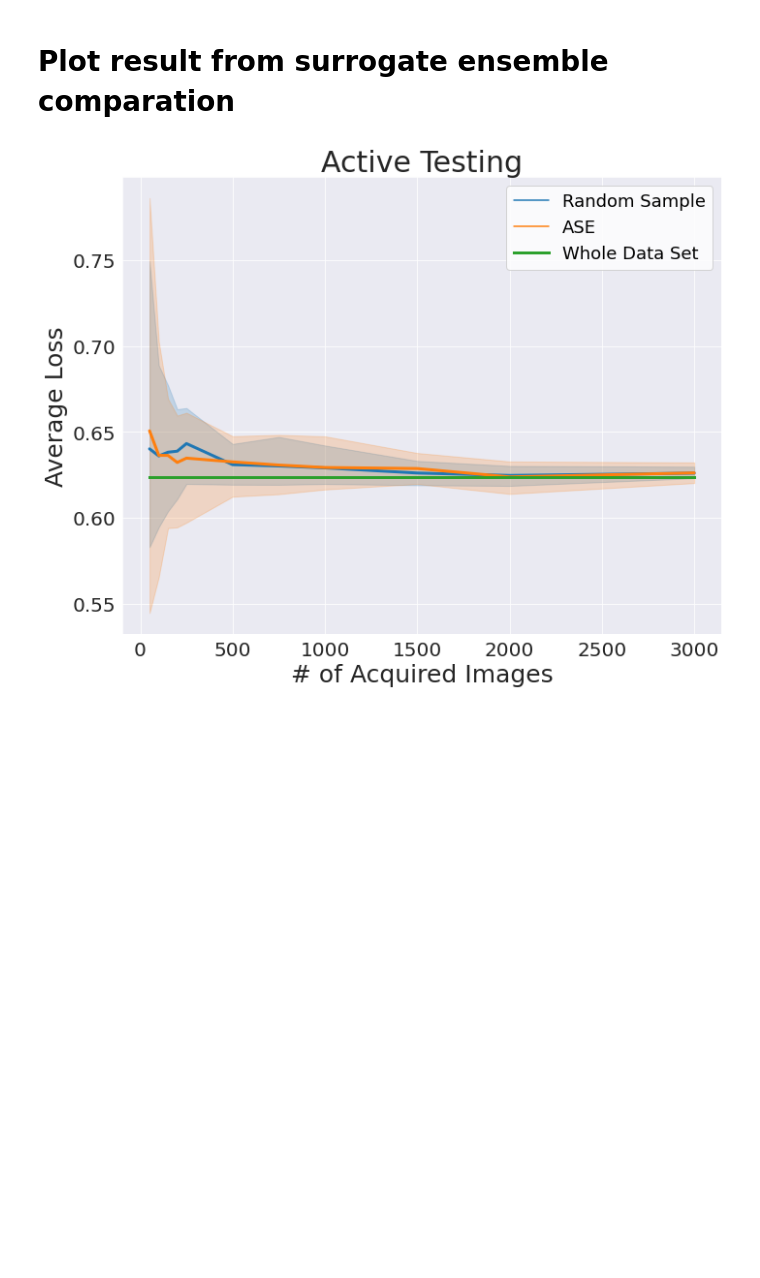
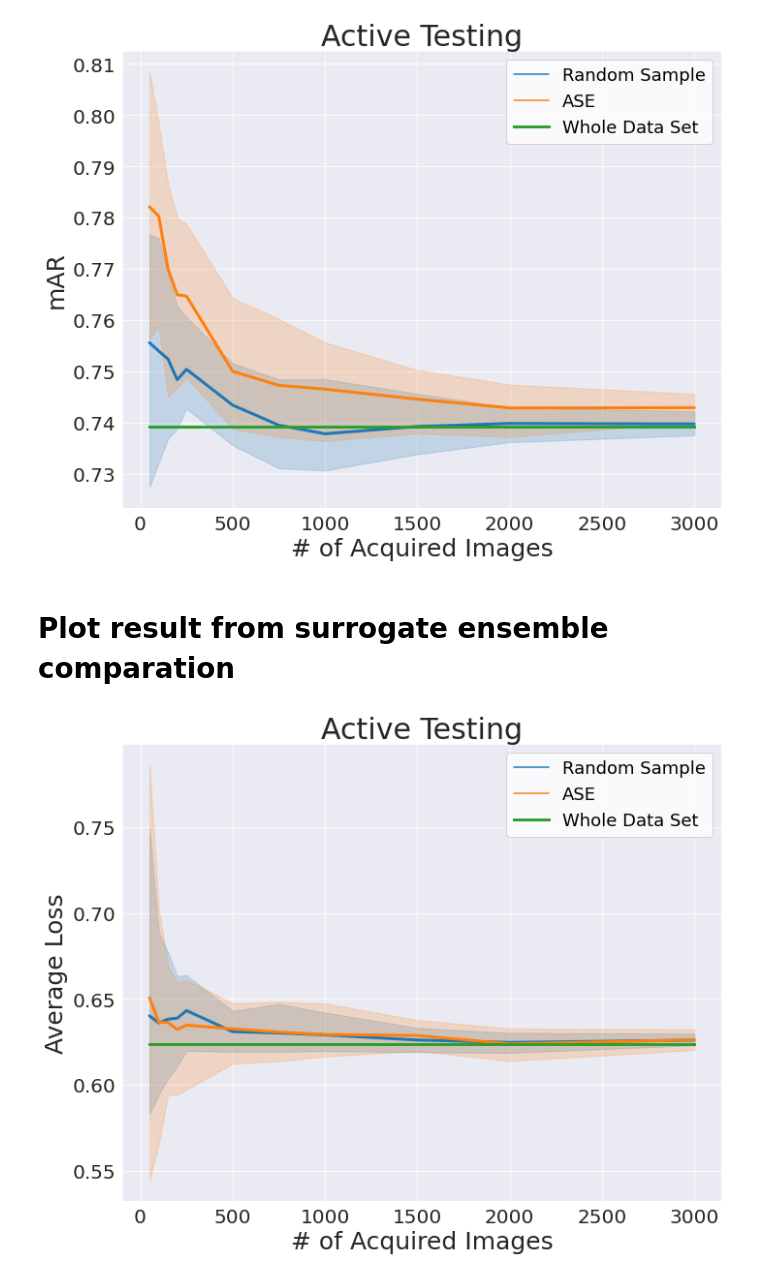
Before and after one commit to susanbao/orkspace, a Jupyter notebook: DINO/active_test_figure.ipynb, the cells around one changed output. Saved outputs shown, nothing was run; the diff lists cells and outputs as text; code cells hidden in the pictures; blank space fills up the shorter version.

```diff
--- a/DINO/active_test_figure.ipynb
+++ b/DINO/active_test_figure.ipynb
@@ -143,3 +133,7 @@ plot_figure(results, test_whole_data, "mAP")
+# %%
+plot_figure(results, test_whole_data, "mAR_1000")
+# %% [output]
+[figure, added]
 # %% [markdown]
 # Plot result from surrogate ensemble comparation
 # %%
```
Also changed, not shown: parts of 8 cells of this notebook, 7 other files.
